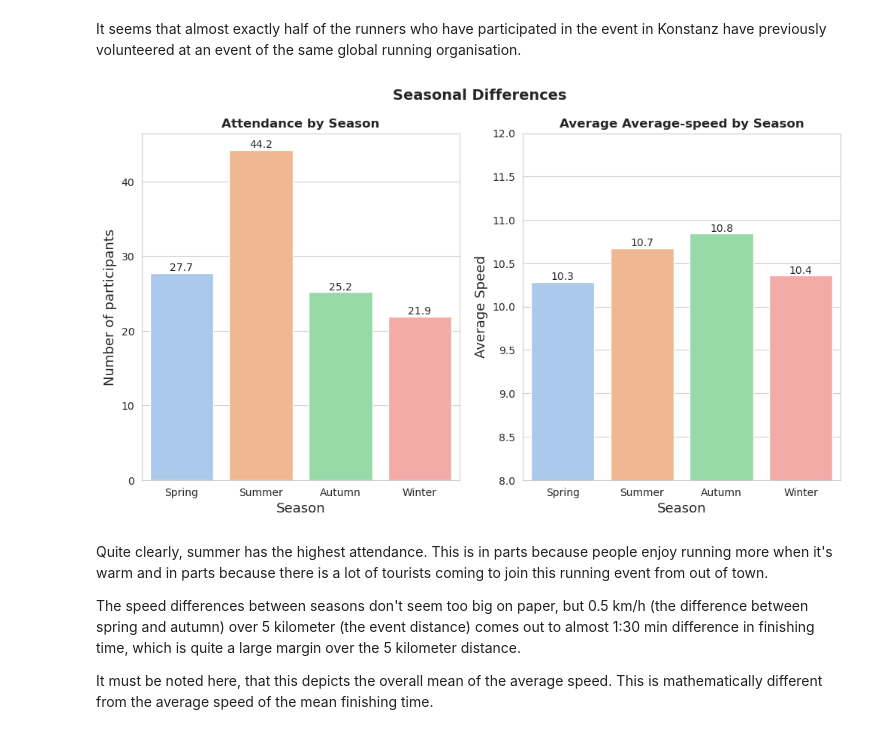
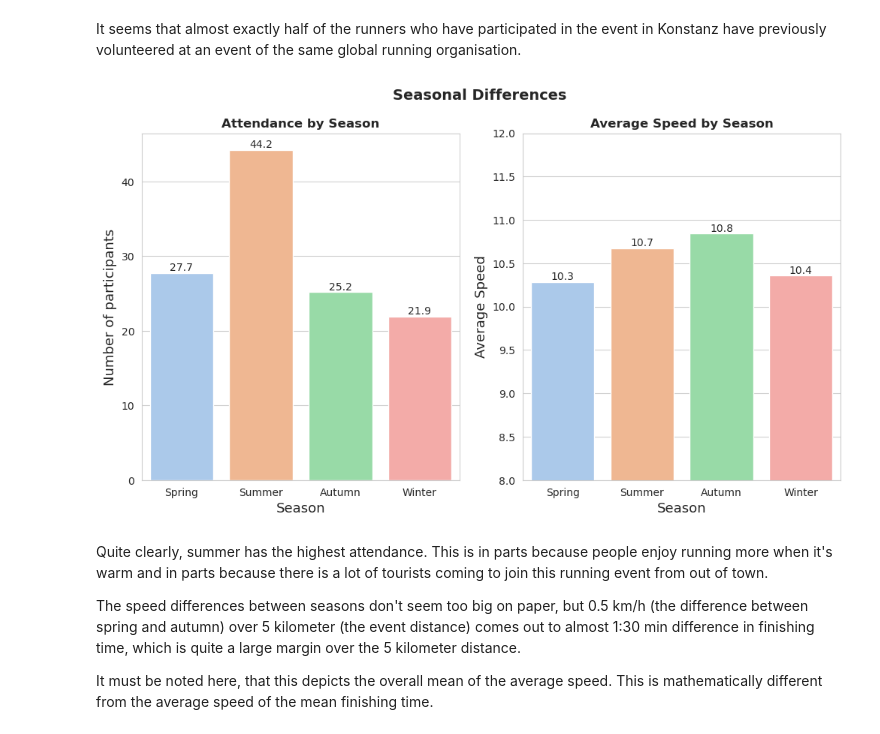
Before and after one commit to moejakob/konstanz5k, a Jupyter notebook: 2024-09-11_5k_project.ipynb, the cells around one changed output. Drawn from its saved outputs; the diff is of its cells as text; code cells hidden in the pictures.

```diff
--- a/2024-09-11_5k_project.ipynb
+++ b/2024-09-11_5k_project.ipynb
@@ -270,35 +270,35 @@ fig, axes = plt.subplots(1, 2, figsize=(12, 6))
 fig.suptitle('Seasonal Differences', fontsize=14, fontweight='bold')
 
 sns.barplot(x=full_results['season'],
                  y=full_results['number_of_finishers'],
                  palette='pastel',
                  order=['spring', 'summer', 'autumn', 'winter'],
                  ci=None, ax=axes[0])
 
 axes[0].set_title('Attendance by Season', fontweight='bold')
 axes[0].bar_label(axes[0].containers[0], fmt='%.1f')
 axes[0].set_xticklabels(['Spring', 'Summer', 'Autumn', 'Winter'])
 axes[0].set_xlabel('Season', fontsize=13)
 axes[0].set_ylabel('Number of participants', fontsize=13)
 
 
 sns.barplot(x=full_results['season'],
                  y=full_results['avg_speed_kph'],
                  palette='pastel',
                  order=['spring', 'summer', 'autumn', 'winter'],
                  ci=None, ax=axes[1])
 
 
-axes[1].set_title('Average Average-speed by Season', fontweight='bold')
+axes[1].set_title('Average Speed by Season', fontweight='bold')
 axes[1].bar_label(axes[1].containers[0], fmt='%.1f')
 axes[1].set_xticklabels(['Spring', 'Summer', 'Autumn', 'Winter'])
 axes[1].set_ylim(8, 12)
 axes[1].set_xlabel('Season', fontsize=13)
 axes[1].set_ylabel('Average Speed', fontsize=13)
 
 plt.show()
 # %% [output]
-[figure, old version]
+[figure, new version]
 # %% [markdown]
 Quite clearly, summer has the highest attendance. This is in parts because people enjoy running more when it's warm and in parts because there is a lot of tourists coming to join this running event from out of town.
 
```
Also changed, not shown: parts of 1 cell of this notebook, 8 other files.
